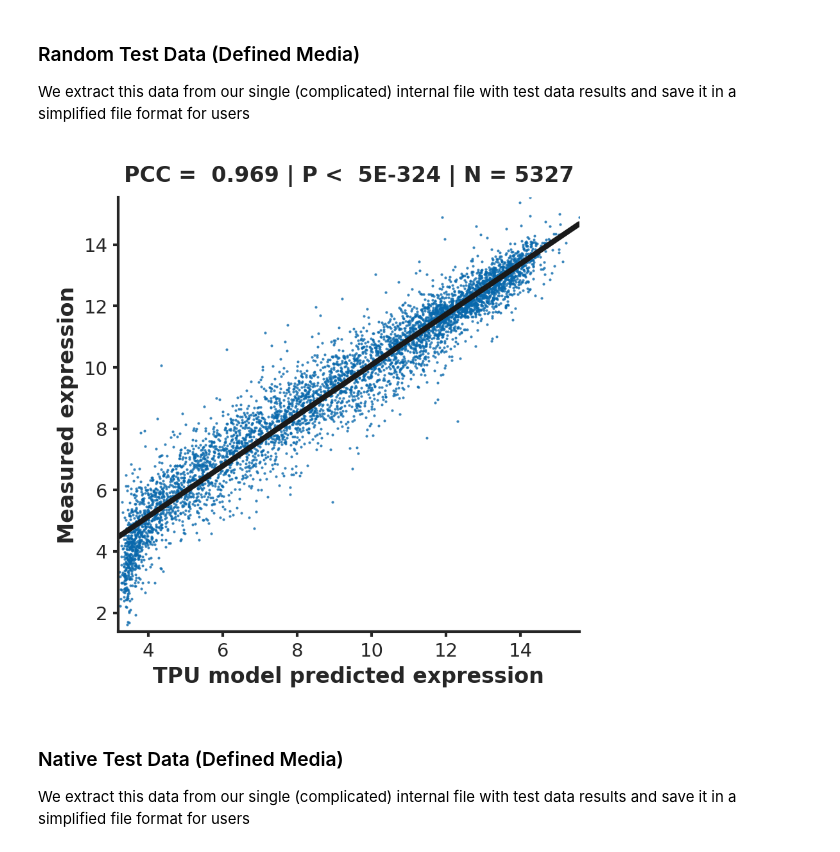
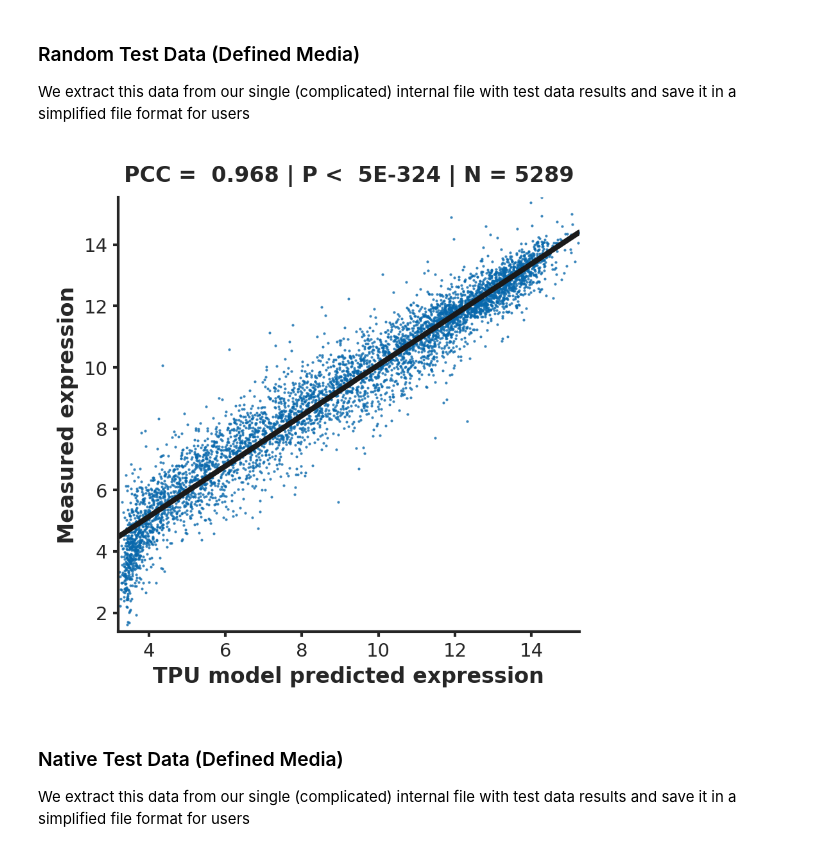
Before and after one commit to 1edv/evolution, a Jupyter notebook: manuscript_code/model/reproduce_test_data_performance/1_inspect_test_data_and_reproduce_prediction_scatterplots.ipynb, the cells around one changed output. Saved outputs shown, nothing was run; the diff lists cells and outputs as text; code cells hidden in the pictures.

Commit message:
results summary

```diff
--- a/manuscript_code/model/reproduce_test_data_performance/1_inspect_test_data_and_reproduce_prediction_scatterplots.ipynb
+++ b/manuscript_code/model/reproduce_test_data_performance/1_inspect_test_data_and_reproduce_prediction_scatterplots.ipynb
@@ -198,30 +198,20 @@ plot( df['Predicted Expression'] , df['Measured Expression']  , model_name = 'TP
 We extract this data from our single (complicated) internal file with test data results and save it in a simplified file format for users
 # %%
 if first_run :
-    extracted_df = full_df[(full_df.HQ==1) & (full_df.expt=='NBT_S288CdU_SCUra') ]
-
-    ### Remove the couple dozen spike-ins for noise measurement to make it impossible for users to use it wrong.
-    df = pd.read_csv('../../../data/test_data/Random_testdata_defined_media.csv' , sep=',' , index_col =0)
-
-    extracted_df = extracted_df[extracted_df['seq110'].isin(
-                    np.intersect1d(extracted_df['seq110'].values,df['seq110'].values ))]
-
-    ### Simplify and save
-    df = pd.DataFrame(columns={'sequence' , 'Measured Expression' ,'Predicted Expression'})
-    df['sequence'] = list(extracted_df.seq110.values)
-    df['Measured Expression'] = list(extracted_df.meanEL.values)
-    df['Predicted Expression'] = list(extracted_df.edvPred.values)
-    df = df[['sequence' , 'Measured Expression' ,'Predicted Expression']]
-
-    df.to_csv('Random_defined.csv')
+    extracted_df = full_df[(full_df.HQ==1) & (full_df.expt=='NBT_S288CdU_SCUra') ]#(snp_df.randMut) &
+    df = pd.read_csv('../../../results_summary/Random_testdata_defined_media.csv' , index_col = 0)
+    extracted_df = extracted_df[extracted_df.seq110.isin(df.seq110)]
+    extracted_df['Measured Expression'] = extracted_df['meanEL']
+    extracted_df['Predicted Expression'] = extracted_df['edvPred']
+    extracted_df.to_csv('Random_defined.csv')
 
 else :
     df = pd.read_csv('Random_defined.csv' , index_col = 0)
 
 plot( df['Predicted Expression'] , df['Measured Expression']  , model_name = 'TPU model' , regplot =regplot )
 # change regplot = 1 if you want line of best fit as in manuscript
 # %% [output]
-[figure, old version]
+[figure, new version]
 # %% [markdown]
 ### Native Test Data (Defined Media)
 We extract this data from our single (complicated) internal file with test data results and save it in a simplified file format for users
```
Also changed, not shown: parts of 4 cells of this notebook, 6 other files.
